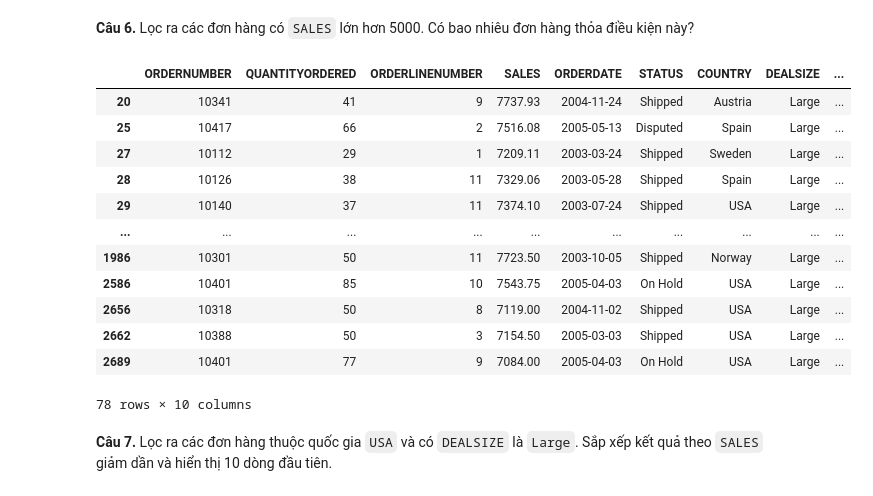
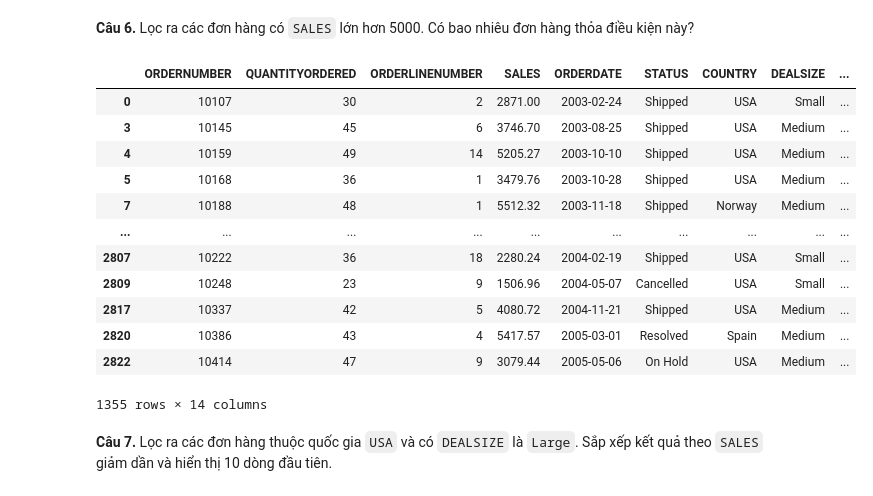
Before and after one commit to plamO6/btpython, a Jupyter notebook: Buoi02_01.ipynb, the cells around one changed output. Cells and saved outputs as stored; diff of their text form; code cells hidden in the pictures.

```diff
--- a/Buoi02_01.ipynb
+++ b/Buoi02_01.ipynb
@@ -109,21 +145,24 @@ Length: 3, dtype: str
 # %%
 # df[df['SALES'] > 5000]
 
+
 df[(df['SALES'] > 7000) & (df['SALES'] < 8000)]
+
+df[(df['SALES'] > 5000) | (df['COUNTRY'] == 'USA')]
 # %% [output]
 |  | ORDERNUMBER | QUANTITYORDERED | ORDERLINENUMBER | SALES | ORDERDATE | STATUS | COUNTRY | DEALSIZE | ... |
-| 20 | 10341 | 41 | 9 | 7737.93 | 2004-11-24 | Shipped | Austria | Large | ... |
-| 25 | 10417 | 66 | 2 | 7516.08 | 2005-05-13 | Disputed | Spain | Large | ... |
-| 27 | 10112 | 29 | 1 | 7209.11 | 2003-03-24 | Shipped | Sweden | Large | ... |
-| 28 | 10126 | 38 | 11 | 7329.06 | 2003-05-28 | Shipped | Spain | Large | ... |
-| 29 | 10140 | 37 | 11 | 7374.10 | 2003-07-24 | Shipped | USA | Large | ... |
+| 0 | 10107 | 30 | 2 | 2871.00 | 2003-02-24 | Shipped | USA | Small | ... |
+| 3 | 10145 | 45 | 6 | 3746.70 | 2003-08-25 | Shipped | USA | Medium | ... |
+| 4 | 10159 | 49 | 14 | 5205.27 | 2003-10-10 | Shipped | USA | Medium | ... |
+| 5 | 10168 | 36 | 1 | 3479.76 | 2003-10-28 | Shipped | USA | Medium | ... |
+| 7 | 10188 | 48 | 1 | 5512.32 | 2003-11-18 | Shipped | Norway | Medium | ... |
 | ... | ... | ... | ... | ... | ... | ... | ... | ... | ... |
-| 1986 | 10301 | 50 | 11 | 7723.50 | 2003-10-05 | Shipped | Norway | Large | ... |
-| 2586 | 10401 | 85 | 10 | 7543.75 | 2005-04-03 | On Hold | USA | Large | ... |
-| 2656 | 10318 | 50 | 8 | 7119.00 | 2004-11-02 | Shipped | USA | Large | ... |
-| 2662 | 10388 | 50 | 3 | 7154.50 | 2005-03-03 | Shipped | USA | Large | ... |
-| 2689 | 10401 | 77 | 9 | 7084.00 | 2005-04-03 | On Hold | USA | Large | ... |
+| 2807 | 10222 | 36 | 18 | 2280.24 | 2004-02-19 | Shipped | USA | Small | ... |
+| 2809 | 10248 | 23 | 9 | 1506.96 | 2004-05-07 | Cancelled | USA | Small | ... |
+| 2817 | 10337 | 42 | 5 | 4080.72 | 2004-11-21 | Shipped | USA | Medium | ... |
+| 2820 | 10386 | 43 | 4 | 5417.57 | 2005-03-01 | Resolved | Spain | Medium | ... |
+| 2822 | 10414 | 47 | 9 | 3079.44 | 2005-05-06 | On Hold | USA | Medium | ... |
-78 rows × 10 columns
+1355 rows × 14 columns
 # %% [markdown]
 **Câu 7.** Lọc ra các đơn hàng thuộc quốc gia `USA` và có `DEALSIZE` là `Large`. Sắp xếp kết quả theo `SALES` giảm dần và hiển thị 10 dòng đầu tiên.
 # %%
```
Also changed, not shown: parts of 11 cells of this notebook.
